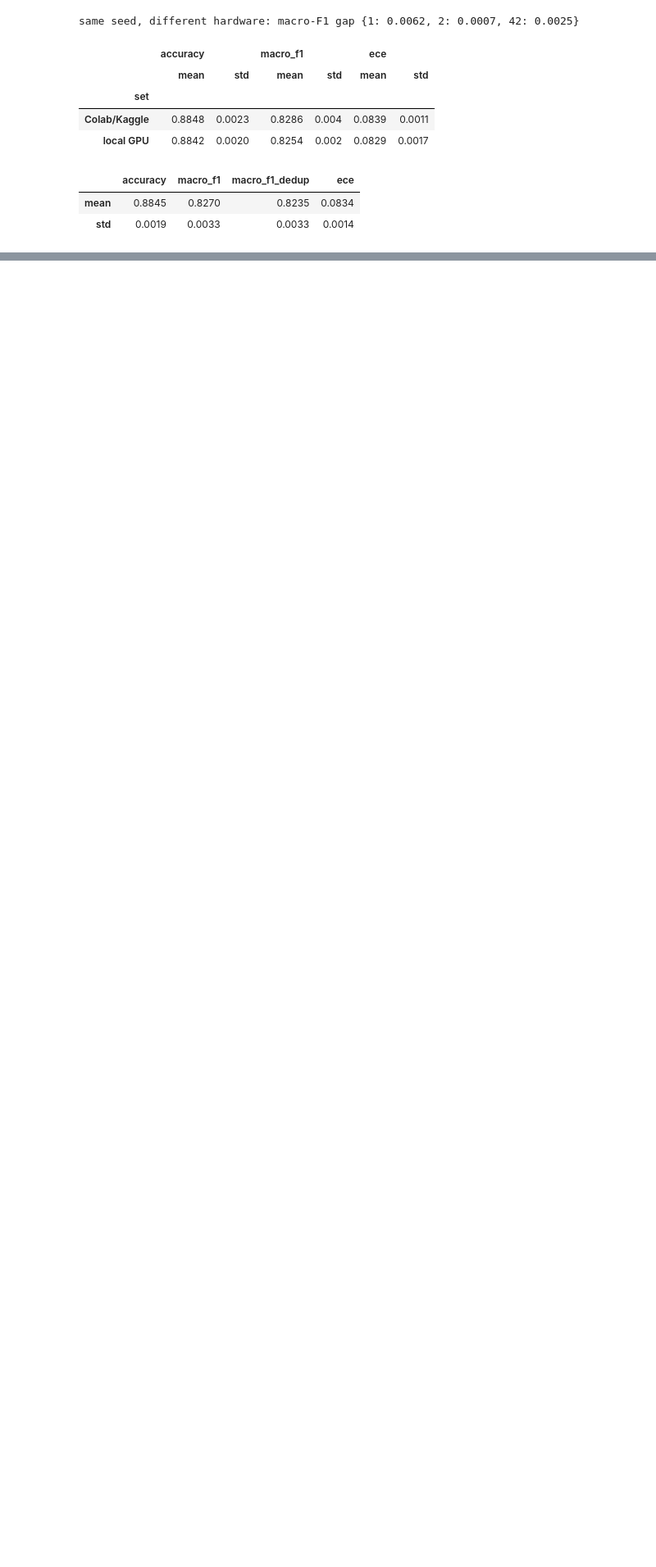
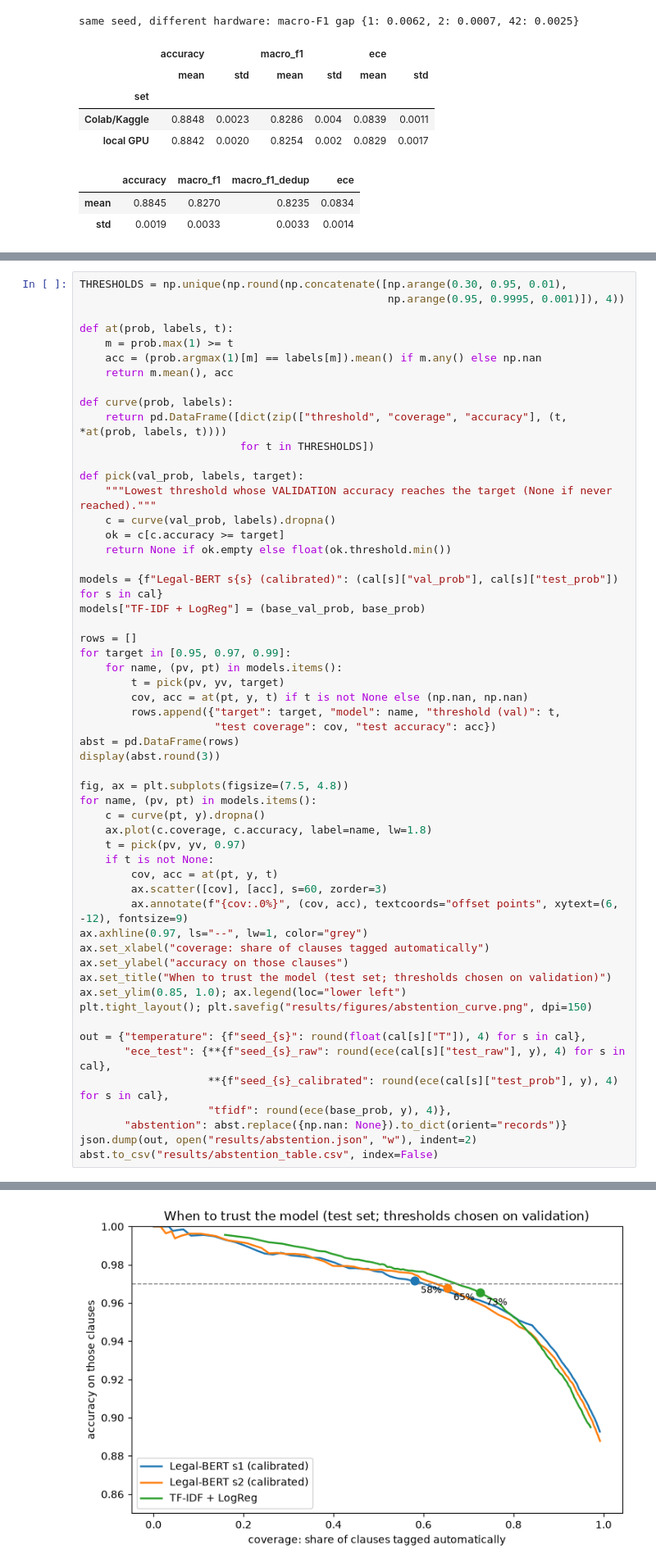
Before and after one commit to GabyD-web/contract-clause-nlp, a Jupyter notebook: notebooks/02_evaluation.ipynb, the cells around one changed output, grey strips where cells are left out. Shown at 82% size. Saved outputs shown, nothing was run; the diff lists cells and outputs as text; blank space fills up the shorter version.

Commit message:
Calibration, abstention and Legal-BERT+TF-IDF ensemble: macro-F1 0.844/0.836, +1.2 pt over Legal-BERT (significant, confirmed on validation); README and experiment log updated

```diff
--- a/notebooks/02_evaluation.ipynb
+++ b/notebooks/02_evaluation.ipynb
@@ -204,0 +231,56 @@ same seed, different hardware: macro-F1 gap {1: 0.0062, 2: 0.0007, 42: 0.0025}
+# %%
+THRESHOLDS = np.unique(np.round(np.concatenate([np.arange(0.30, 0.95, 0.01),
+                                                np.arange(0.95, 0.9995, 0.001)]), 4))
+
+def at(prob, labels, t):
+    m = prob.max(1) >= t
+    acc = (prob.argmax(1)[m] == labels[m]).mean() if m.any() else np.nan
+    return m.mean(), acc
+
+def curve(prob, labels):
+    return pd.DataFrame([dict(zip(["threshold", "coverage", "accuracy"], (t, *at(prob, labels, t))))
+                         for t in THRESHOLDS])
+
+def pick(val_prob, labels, target):
+    """Lowest threshold whose VALIDATION accuracy reaches the target (None if never reached)."""
+    c = curve(val_prob, labels).dropna()
+    ok = c[c.accuracy >= target]
+    return None if ok.empty else float(ok.threshold.min())
+
+models = {f"Legal-BERT s{s} (calibrated)": (cal[s]["val_prob"], cal[s]["test_prob"]) for s in cal}
+models["TF-IDF + LogReg"] = (base_val_prob, base_prob)
+
+rows = []
+for target in [0.95, 0.97, 0.99]:
+    for name, (pv, pt) in models.items():
+        t = pick(pv, yv, target)
+        cov, acc = at(pt, y, t) if t is not None else (np.nan, np.nan)
+        rows.append({"target": target, "model": name, "threshold (val)": t,
+                     "test coverage": cov, "test accuracy": acc})
+abst = pd.DataFrame(rows)
+display(abst.round(3))
+
+fig, ax = plt.subplots(figsize=(7.5, 4.8))
+for name, (pv, pt) in models.items():
+    c = curve(pt, y).dropna()
+    ax.plot(c.coverage, c.accuracy, label=name, lw=1.8)
+    t = pick(pv, yv, 0.97)
+    if t is not None:
+        cov, acc = at(pt, y, t)
+        ax.scatter([cov], [acc], s=60, zorder=3)
+        ax.annotate(f"{cov:.0%}", (cov, acc), textcoords="offset points", xytext=(6, -12), fontsize=9)
+ax.axhline(0.97, ls="--", lw=1, color="grey")
+ax.set_xlabel("coverage: share of clauses tagged automatically")
+ax.set_ylabel("accuracy on those clauses")
+ax.set_title("When to trust the model (test set; thresholds chosen on validation)")
+ax.set_ylim(0.85, 1.0); ax.legend(loc="lower left")
+plt.tight_layout(); plt.savefig("results/figures/abstention_curve.png", dpi=150)
+
+out = {"temperature": {f"seed_{s}": round(float(cal[s]["T"]), 4) for s in cal},
+       "ece_test": {**{f"seed_{s}_raw": round(ece(cal[s]["test_raw"], y), 4) for s in cal},
+                    **{f"seed_{s}_calibrated": round(ece(cal[s]["test_prob"], y), 4) for s in cal},
+                    "tfidf": round(ece(base_prob, y), 4)},
+       "abstention": abst.replace({np.nan: None}).to_dict(orient="records")}
+json.dump(out, open("results/abstention.json", "w"), indent=2)
+abst.to_csv("results/abstention_table.csv", index=False)
+# %% [output]
@@ -204,0 +297 @@ same seed, different hardware: macro-F1 gap {1: 0.0062, 2: 0.0007, 42: 0.0025}
+[figure, added]
```
Also changed, not shown: parts of 6 cells of this notebook, 7 other files.
